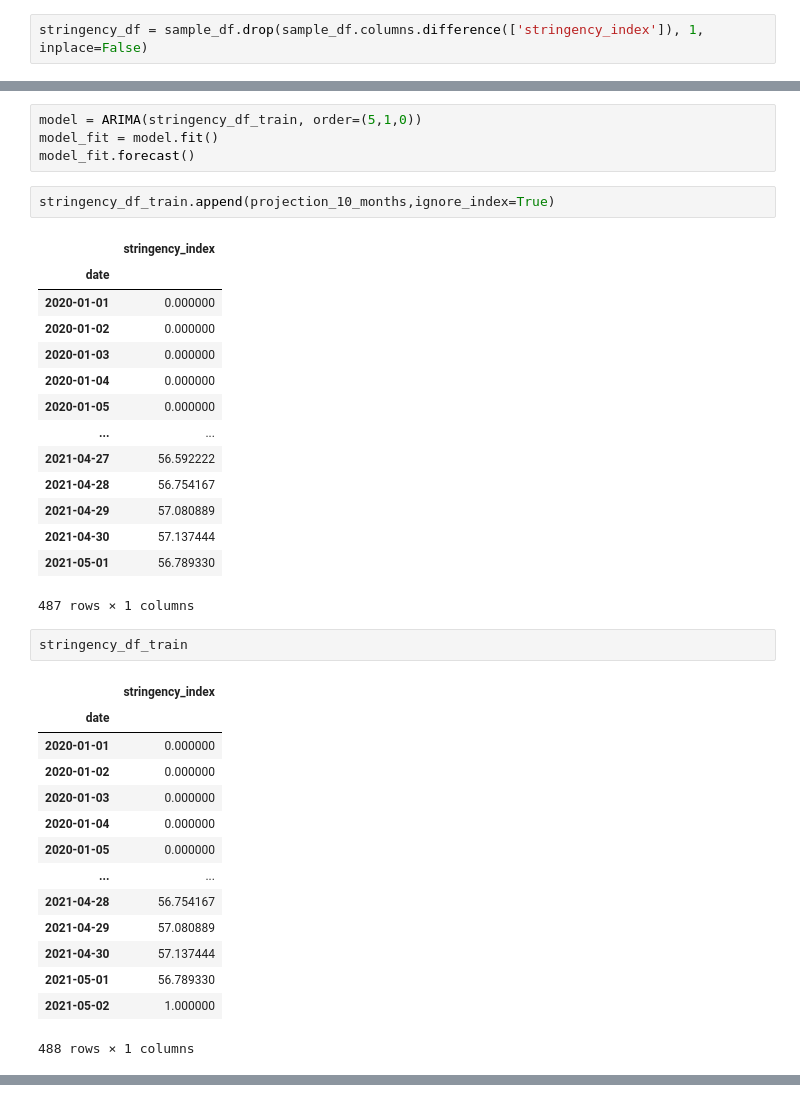
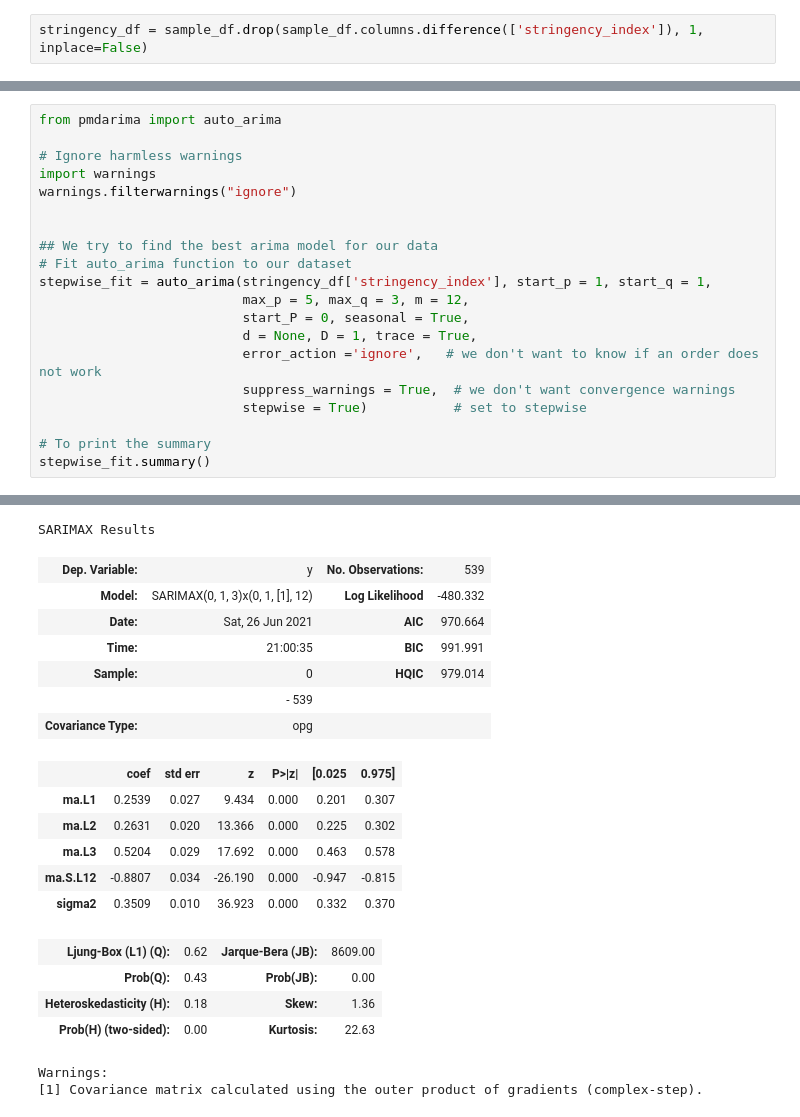
Before and after one commit to DjAzDeck/aiHackCovid, a Jupyter notebook: Creating_synthetic_dataForProjection.ipynb, the cells around one changed output, grey strips where cells are left out. Cells and saved outputs as stored; diff of their text form.

```diff
--- a/Creating_synthetic_dataForProjection.ipynb
+++ b/Creating_synthetic_dataForProjection.ipynb
@@ -174,38 +97,21 @@ Freq: D, dtype: float64
-# %%
-model = ARIMA(stringency_df_train, order=(5,1,0))
-model_fit = model.fit()
-model_fit.forecast()
-# %%
-stringency_df_train.append(projection_10_months,ignore_index=True)
-# %% [output]
-|  | stringency_index |
-| date |  |
-| 2020-01-01 | 0.000000 |
-| 2020-01-02 | 0.000000 |
-| 2020-01-03 | 0.000000 |
-| 2020-01-04 | 0.000000 |
-| 2020-01-05 | 0.000000 |
-| ... | ... |
-| 2021-04-27 | 56.592222 |
-| 2021-04-28 | 56.754167 |
-| 2021-04-29 | 57.080889 |
-| 2021-04-30 | 57.137444 |
-| 2021-05-01 | 56.789330 |
-487 rows × 1 columns
-# %%
-stringency_df_train
-# %% [output]
-|  | stringency_index |
-| date |  |
-| 2020-01-01 | 0.000000 |
-| 2020-01-02 | 0.000000 |
-| 2020-01-03 | 0.000000 |
-| 2020-01-04 | 0.000000 |
-| 2020-01-05 | 0.000000 |
-| ... | ... |
-| 2021-04-28 | 56.754167 |
-| 2021-04-29 | 57.080889 |
-| 2021-04-30 | 57.137444 |
-| 2021-05-01 | 56.789330 |
-| 2021-05-02 | 1.000000 |
-488 rows × 1 columns
+# %%
+from pmdarima import auto_arima
+
+# Ignore harmless warnings
+import warnings
+warnings.filterwarnings("ignore")
+
+
+## We try to find the best arima model for our data
+# Fit auto_arima function to our dataset
+stepwise_fit = auto_arima(stringency_df['stringency_index'], start_p = 1, start_q = 1,
+                          max_p = 5, max_q = 3, m = 12,
+                          start_P = 0, seasonal = True,
+                          d = None, D = 1, trace = True,
+                          error_action ='ignore',   # we don't want to know if an order does not work
+                          suppress_warnings = True,  # we don't want convergence warnings
+                          stepwise = True)           # set to stepwise
+
+# To print the summary
+stepwise_fit.summary()
+# %% [output]
@@ -211,0 +135,20 @@ stringency_df_train
+SARIMAX Results
+| Dep. Variable: | y | No. Observations: | 539 |
+| Model: | SARIMAX(0, 1, 3)x(0, 1, [1], 12) | Log Likelihood | -480.332 |
+| Date: | Sat, 26 Jun 2021 | AIC | 970.664 |
+| Time: | 21:00:35 | BIC | 991.991 |
+| Sample: | 0 | HQIC | 979.014 |
+|  | - 539 |  |  |
+| Covariance Type: | opg |  |  |
+|  | coef | std err | z | P>|z| | [0.025 | 0.975] |
+| ma.L1 | 0.2539 | 0.027 | 9.434 | 0.000 | 0.201 | 0.307 |
+| ma.L2 | 0.2631 | 0.020 | 13.366 | 0.000 | 0.225 | 0.302 |
+| ma.L3 | 0.5204 | 0.029 | 17.692 | 0.000 | 0.463 | 0.578 |
+| ma.S.L12 | -0.8807 | 0.034 | -26.190 | 0.000 | -0.947 | -0.815 |
+| sigma2 | 0.3509 | 0.010 | 36.923 | 0.000 | 0.332 | 0.370 |
+| Ljung-Box (L1) (Q): | 0.62 | Jarque-Bera (JB): | 8609.00 |
+| Prob(Q): | 0.43 | Prob(JB): | 0.00 |
+| Heteroskedasticity (H): | 0.18 | Skew: | 1.36 |
+| Prob(H) (two-sided): | 0.00 | Kurtosis: | 22.63 |
+Warnings:
+[1] Covariance matrix calculated using the outer product of gradients (complex-step).
```
Also changed, not shown: parts of 20 cells of this notebook.
